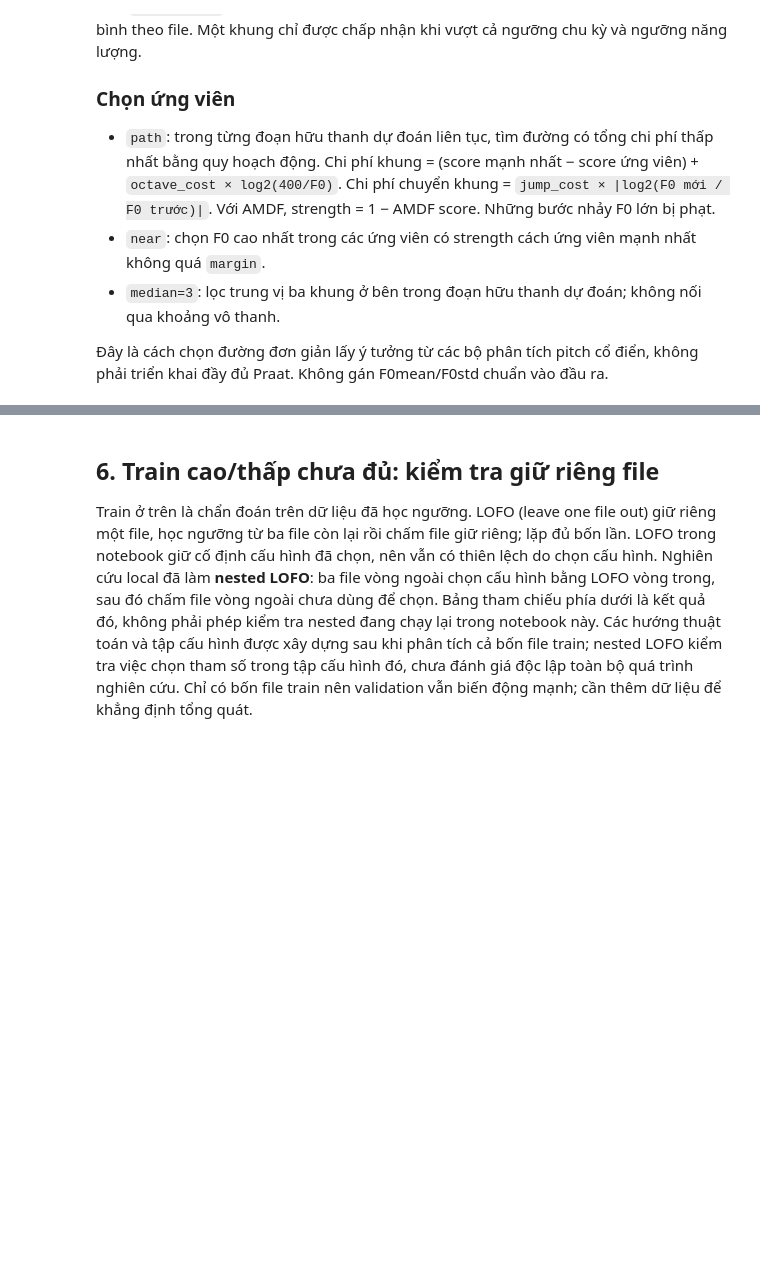
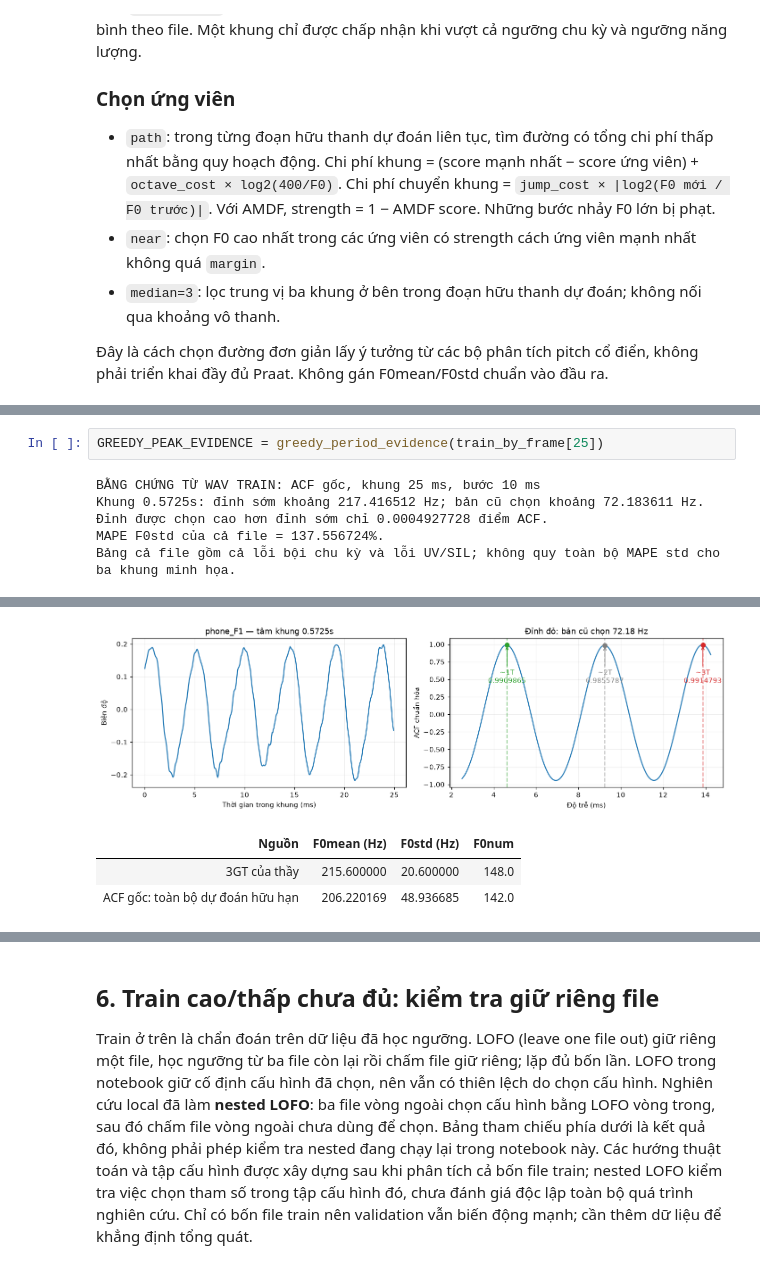
Before and after one commit to Violetta147/XLTN-BT2, a Jupyter notebook: research_3gt_2026_10_05/deliverables/executed_local/BT2_AMDF_improved_with_energy_train_only.ipynb, the cells around one changed output, grey strips where cells are left out. Cells and saved outputs as stored; diff of their text form; blank space fills up the shorter version.

```diff
--- a/research_3gt_2026_10_05/deliverables/executed_local/BT2_AMDF_improved_with_energy_train_only.ipynb
+++ b/research_3gt_2026_10_05/deliverables/executed_local/BT2_AMDF_improved_with_energy_train_only.ipynb
@@ -822,0 +1003,8 @@ KẾT QUẢ TẬP TRAIN — AMDF_energy
+# %%
+GREEDY_PEAK_EVIDENCE = greedy_period_evidence(train_by_frame[25])
+# %% [output]
+BẰNG CHỨNG TỪ WAV TRAIN: ACF gốc, khung 25 ms, bước 10 ms
+Khung 0.5725s: đỉnh sớm khoảng 217.416512 Hz; bản cũ chọn khoảng 72.183611 Hz.
+Đỉnh được chọn cao hơn đỉnh sớm chỉ 0.0004927728 điểm ACF.
+MAPE F0std của cả file = 137.556724%.
+Bảng cả file gồm cả lỗi bội chu kỳ và lỗi UV/SIL; không quy toàn bộ MAPE std cho ba khung minh họa.
@@ -822,0 +1021,4 @@ KẾT QUẢ TẬP TRAIN — AMDF_energy
+[figure, added]
+| Nguồn | F0mean (Hz) | F0std (Hz) | F0num |
+| 3GT của thầy | 215.600000 | 20.600000 | 148.0 |
+| ACF gốc: toàn bộ dự đoán hữu hạn | 206.220169 | 48.936685 | 142.0 |
```
Also changed, not shown: parts of 5 cells of this notebook, 21 other files.
